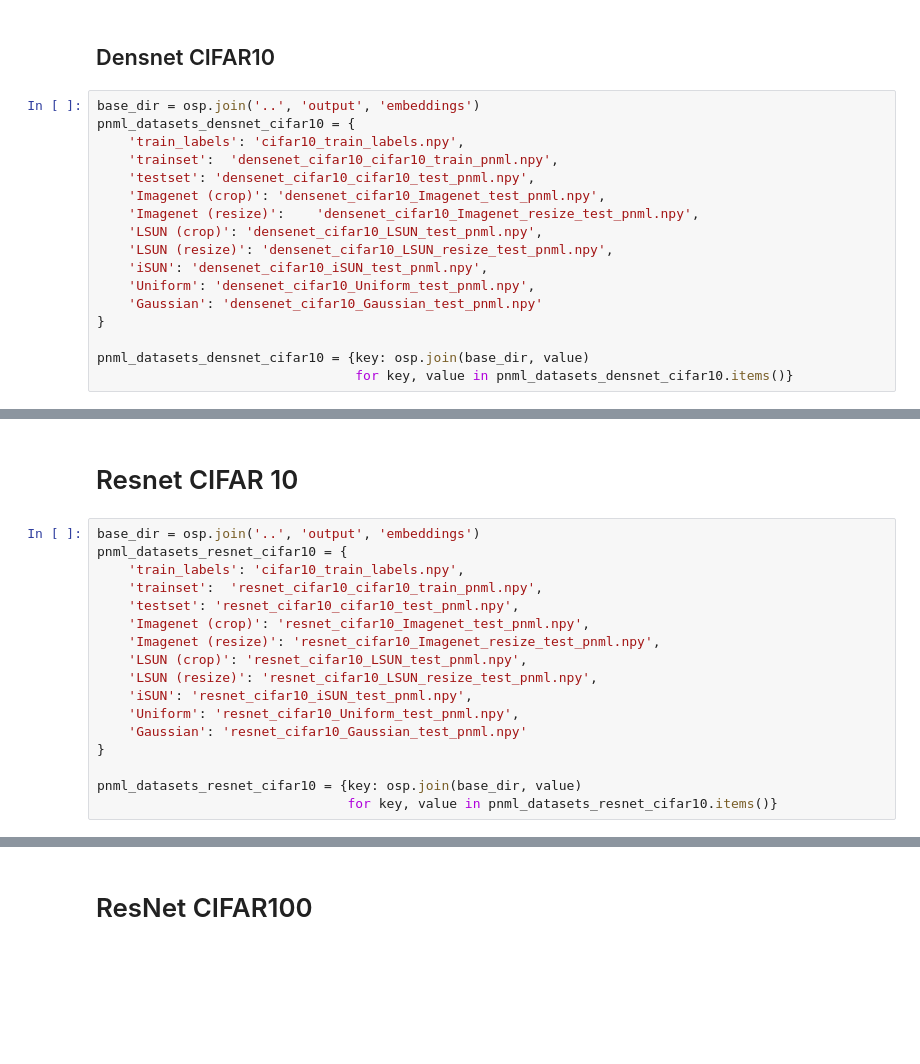
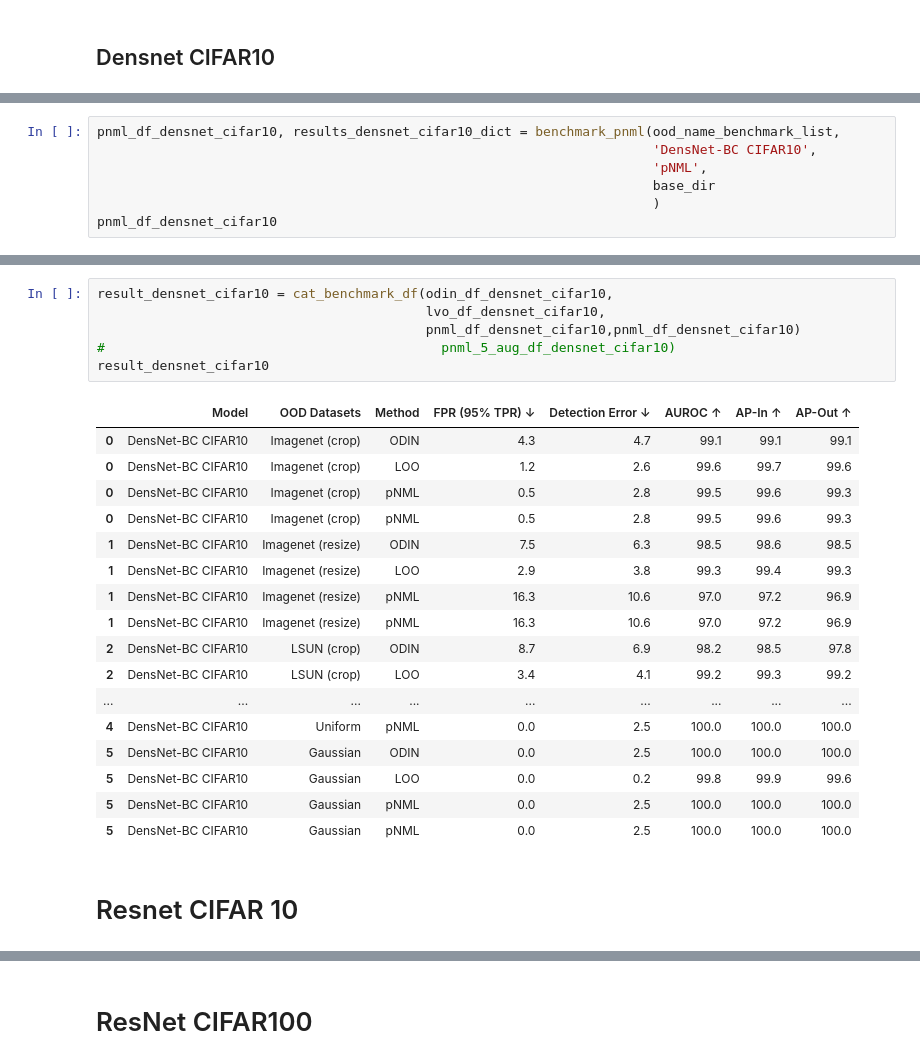
Before and after one commit to kobybibas/pnml_ood_detection, a Jupyter notebook: notebooks/embedding.ipynb, the cells around one changed output, grey strips where cells are left out. Drawn from its saved outputs; the diff is of its cells as text; blank space fills up the shorter version.

```diff
--- a/notebooks/embedding.ipynb
+++ b/notebooks/embedding.ipynb
@@ -129,19 +86,2 @@ DensNet CIFAR100
 # %% [markdown]
 ## Densnet CIFAR10
-# %%
-base_dir = osp.join('..', 'output', 'embeddings')
-pnml_datasets_densnet_cifar10 = {
-    'train_labels': 'cifar10_train_labels.npy',
-    'trainset':  'densenet_cifar10_cifar10_train_pnml.npy',
-    'testset': 'densenet_cifar10_cifar10_test_pnml.npy',
-    'Imagenet (crop)': 'densenet_cifar10_Imagenet_test_pnml.npy',
-    'Imagenet (resize)':    'densenet_cifar10_Imagenet_resize_test_pnml.npy',
-    'LSUN (crop)': 'densenet_cifar10_LSUN_test_pnml.npy',
-    'LSUN (resize)': 'densenet_cifar10_LSUN_resize_test_pnml.npy',
-    'iSUN': 'densenet_cifar10_iSUN_test_pnml.npy',
-    'Uniform': 'densenet_cifar10_Uniform_test_pnml.npy',
-    'Gaussian': 'densenet_cifar10_Gaussian_test_pnml.npy'
-}
-
-pnml_datasets_densnet_cifar10 = {key: osp.join(base_dir, value)
-                                 for key, value in pnml_datasets_densnet_cifar10.items()}
@@ -236,0 +95,7 @@ DesNet CIFAR10
+# %%
+pnml_df_densnet_cifar10, results_densnet_cifar10_dict = benchmark_pnml(ood_name_benchmark_list,
+                                                                       'DensNet-BC CIFAR10',
+                                                                       'pNML',
+                                                                       base_dir
+                                                                       )
+pnml_df_densnet_cifar10
@@ -237,19 +119,26 @@ DesNet CIFAR10
+# %%
+result_densnet_cifar10 = cat_benchmark_df(odin_df_densnet_cifar10,
+                                          lvo_df_densnet_cifar10,
+                                          pnml_df_densnet_cifar10,pnml_df_densnet_cifar10)
+#                                           pnml_5_aug_df_densnet_cifar10)
+result_densnet_cifar10
+# %% [output]
+|  | Model | OOD Datasets | Method | FPR (95% TPR) ↓ | Detection Error ↓ | AUROC ↑ | AP-In ↑ | AP-Out ↑ |
+| 0 | DensNet-BC CIFAR10 | Imagenet (crop) | ODIN | 4.3 | 4.7 | 99.1 | 99.1 | 99.1 |
+| 0 | DensNet-BC CIFAR10 | Imagenet (crop) | LOO | 1.2 | 2.6 | 99.6 | 99.7 | 99.6 |
+| 0 | DensNet-BC CIFAR10 | Imagenet (crop) | pNML | 0.5 | 2.8 | 99.5 | 99.6 | 99.3 |
+| 0 | DensNet-BC CIFAR10 | Imagenet (crop) | pNML | 0.5 | 2.8 | 99.5 | 99.6 | 99.3 |
+| 1 | DensNet-BC CIFAR10 | Imagenet (resize) | ODIN | 7.5 | 6.3 | 98.5 | 98.6 | 98.5 |
+| 1 | DensNet-BC CIFAR10 | Imagenet (resize) | LOO | 2.9 | 3.8 | 99.3 | 99.4 | 99.3 |
+| 1 | DensNet-BC CIFAR10 | Imagenet (resize) | pNML | 16.3 | 10.6 | 97.0 | 97.2 | 96.9 |
+| 1 | DensNet-BC CIFAR10 | Imagenet (resize) | pNML | 16.3 | 10.6 | 97.0 | 97.2 | 96.9 |
+| 2 | DensNet-BC CIFAR10 | LSUN (crop) | ODIN | 8.7 | 6.9 | 98.2 | 98.5 | 97.8 |
+| 2 | DensNet-BC CIFAR10 | LSUN (crop) | LOO | 3.4 | 4.1 | 99.2 | 99.3 | 99.2 |
+| ... | ... | ... | ... | ... | ... | ... | ... | ... |
+| 4 | DensNet-BC CIFAR10 | Uniform | pNML | 0.0 | 2.5 | 100.0 | 100.0 | 100.0 |
+| 5 | DensNet-BC CIFAR10 | Gaussian | ODIN | 0.0 | 2.5 | 100.0 | 100.0 | 100.0 |
+| 5 | DensNet-BC CIFAR10 | Gaussian | LOO | 0.0 | 0.2 | 99.8 | 99.9 | 99.6 |
+| 5 | DensNet-BC CIFAR10 | Gaussian | pNML | 0.0 | 2.5 | 100.0 | 100.0 | 100.0 |
+| 5 | DensNet-BC CIFAR10 | Gaussian | pNML | 0.0 | 2.5 | 100.0 | 100.0 | 100.0 |
 # %% [markdown]
 # Resnet CIFAR 10
-# %%
-base_dir = osp.join('..', 'output', 'embeddings')
-pnml_datasets_resnet_cifar10 = {
-    'train_labels': 'cifar10_train_labels.npy',
-    'trainset':  'resnet_cifar10_cifar10_train_pnml.npy',
-    'testset': 'resnet_cifar10_cifar10_test_pnml.npy',
-    'Imagenet (crop)': 'resnet_cifar10_Imagenet_test_pnml.npy',
-    'Imagenet (resize)': 'resnet_cifar10_Imagenet_resize_test_pnml.npy',
-    'LSUN (crop)': 'resnet_cifar10_LSUN_test_pnml.npy',
-    'LSUN (resize)': 'resnet_cifar10_LSUN_resize_test_pnml.npy',
-    'iSUN': 'resnet_cifar10_iSUN_test_pnml.npy',
-    'Uniform': 'resnet_cifar10_Uniform_test_pnml.npy',
-    'Gaussian': 'resnet_cifar10_Gaussian_test_pnml.npy'
-}
-
-pnml_datasets_resnet_cifar10 = {key: osp.join(base_dir, value)
-                                for key, value in pnml_datasets_resnet_cifar10.items()}
```
Also changed, not shown: parts of 44 cells of this notebook, 16 other files.
